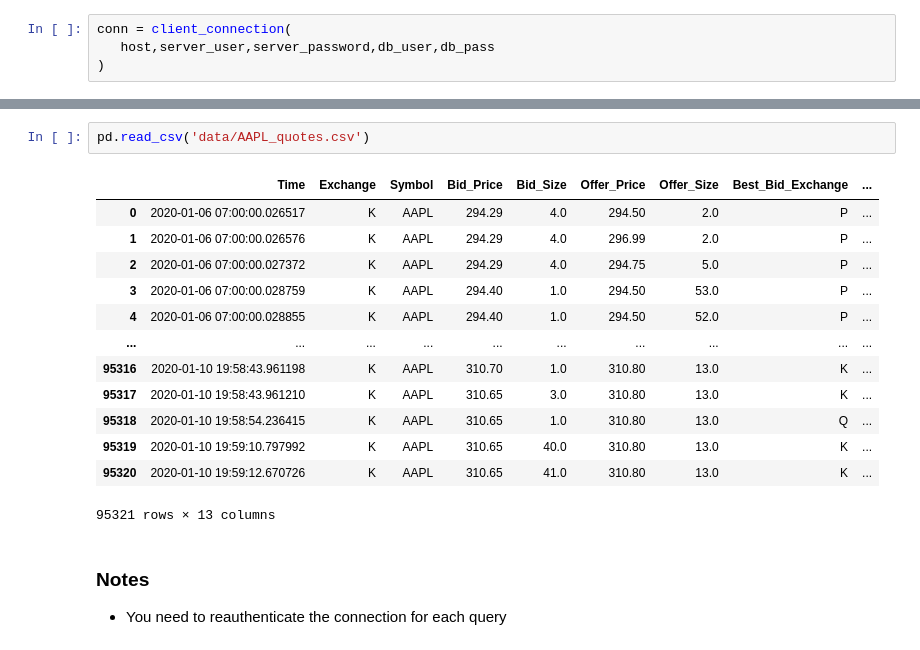
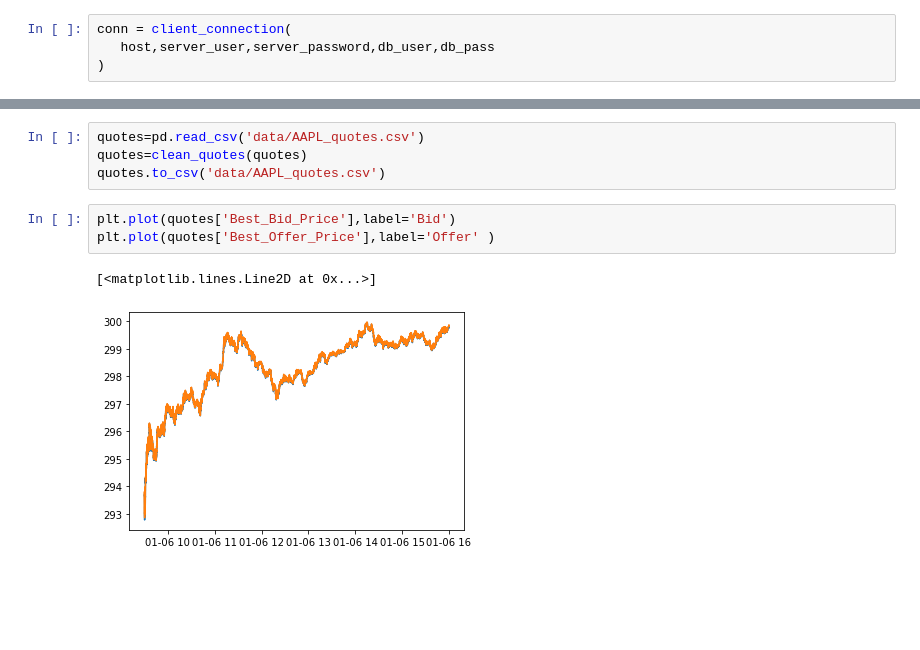
Before and after one commit to AMS-QF/TAQ-Data, a Jupyter notebook: Example_Data_NB.ipynb, the cells around one changed output, grey strips where cells are left out. Saved outputs shown, nothing was run; the diff lists cells and outputs as text; blank space fills up the shorter version.

```diff
--- a/Example_Data_NB.ipynb
+++ b/Example_Data_NB.ipynb
@@ -68,19 +85,10 @@ INFO:paramiko.transport.sftp:[chan 1] Opened sftp connection (server version 3)
-# %%
-pd.read_csv('data/AAPL_quotes.csv')
-# %% [output]
-|  | Time | Exchange | Symbol | Bid_Price | Bid_Size | Offer_Price | Offer_Size | Best_Bid_Exchange | ... |
-| 0 | 2020-01-06 07:00:00.026517 | K | AAPL | 294.29 | 4.0 | 294.50 | 2.0 | P | ... |
-| 1 | 2020-01-06 07:00:00.026576 | K | AAPL | 294.29 | 4.0 | 296.99 | 2.0 | P | ... |
-| 2 | 2020-01-06 07:00:00.027372 | K | AAPL | 294.29 | 4.0 | 294.75 | 5.0 | P | ... |
-| 3 | 2020-01-06 07:00:00.028759 | K | AAPL | 294.40 | 1.0 | 294.50 | 53.0 | P | ... |
-| 4 | 2020-01-06 07:00:00.028855 | K | AAPL | 294.40 | 1.0 | 294.50 | 52.0 | P | ... |
-| ... | ... | ... | ... | ... | ... | ... | ... | ... | ... |
-| 95316 | 2020-01-10 19:58:43.961198 | K | AAPL | 310.70 | 1.0 | 310.80 | 13.0 | K | ... |
-| 95317 | 2020-01-10 19:58:43.961210 | K | AAPL | 310.65 | 3.0 | 310.80 | 13.0 | K | ... |
-| 95318 | 2020-01-10 19:58:54.236415 | K | AAPL | 310.65 | 1.0 | 310.80 | 13.0 | Q | ... |
-| 95319 | 2020-01-10 19:59:10.797992 | K | AAPL | 310.65 | 40.0 | 310.80 | 13.0 | K | ... |
-| 95320 | 2020-01-10 19:59:12.670726 | K | AAPL | 310.65 | 41.0 | 310.80 | 13.0 | K | ... |
-95321 rows × 13 columns
-# %% [markdown]
-### Notes
-- You need to reauthenticate the connection for each query
+# %%
+quotes=pd.read_csv('data/AAPL_quotes.csv')
+quotes=clean_quotes(quotes)
+quotes.to_csv('data/AAPL_quotes.csv')
+# %%
+plt.plot(quotes['Best_Bid_Price'],label='Bid')
+plt.plot(quotes['Best_Offer_Price'],label='Offer' )
+# %% [output]
+[<matplotlib.lines.Line2D at 0x...>]
+[figure, added]
```
Also changed, not shown: parts of 13 cells of this notebook, 2 other files.
